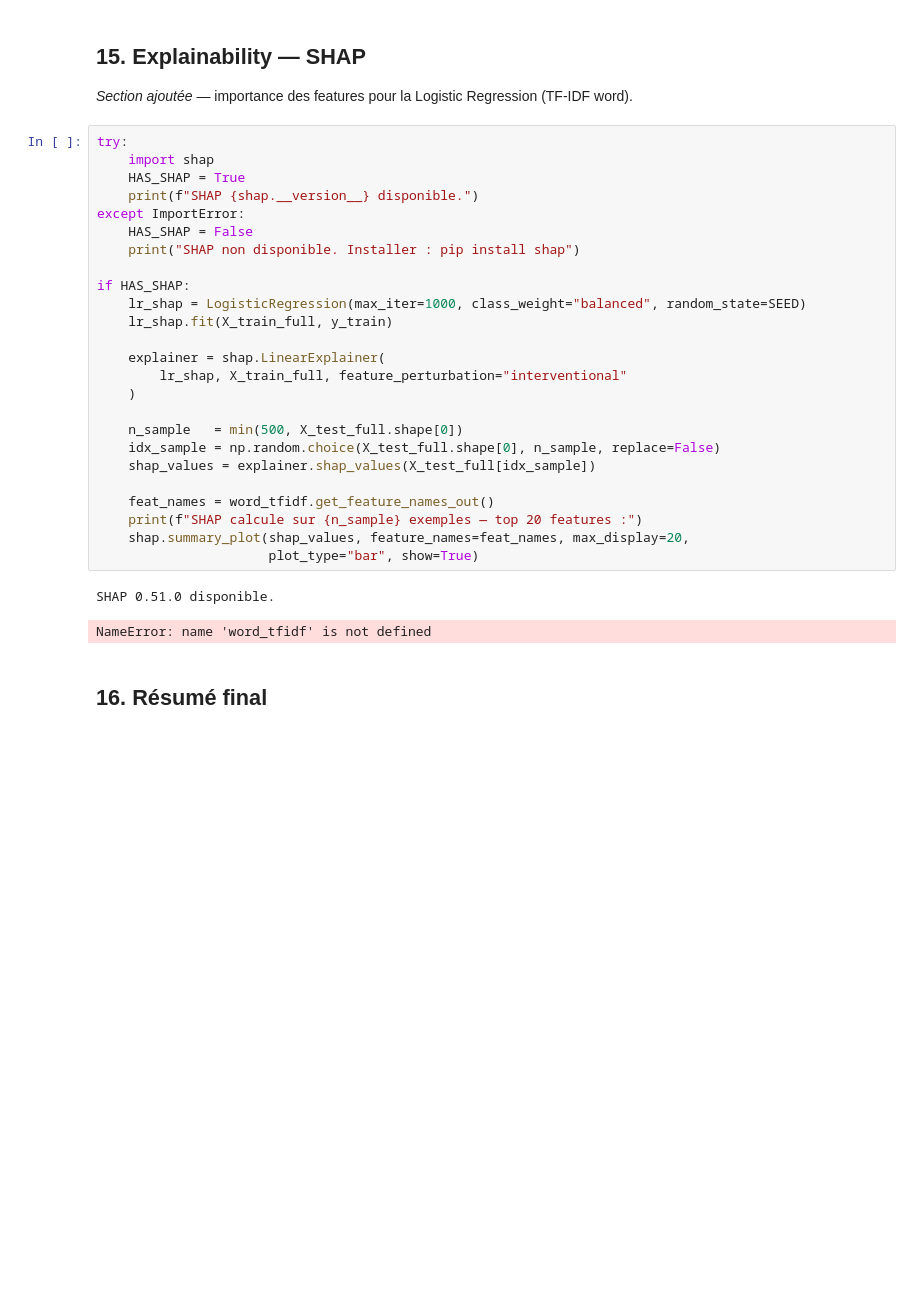
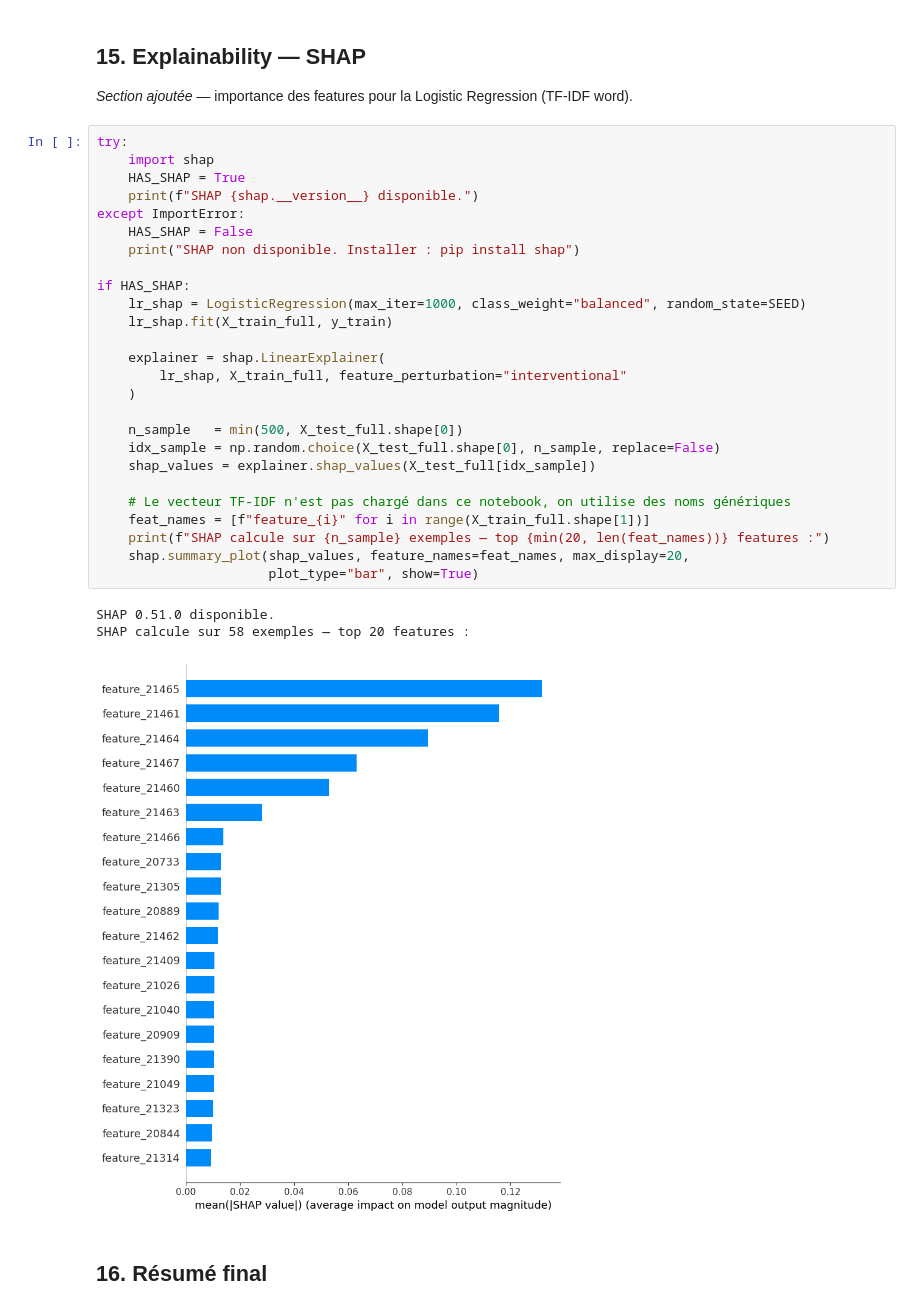
Before and after one commit to aminaelmansouri-oss/fake-news-app, a Jupyter notebook: notebook/Fake_news_net/kenzihamza_puch_TruthGuard_NB2_Modelisation (1).ipynb, the cells around one changed output. Cells and saved outputs as stored; diff of their text form; blank space fills up the shorter version.

```diff
--- a/notebook/Fake_news_net/kenzihamza_puch_TruthGuard_NB2_Modelisation (1).ipynb
+++ b/notebook/Fake_news_net/kenzihamza_puch_TruthGuard_NB2_Modelisation (1).ipynb
@@ -653,31 +653,33 @@ plt.tight_layout(); plt.show()
 # %%
 try:
     import shap
     HAS_SHAP = True
     print(f"SHAP {shap.__version__} disponible.")
 except ImportError:
     HAS_SHAP = False
     print("SHAP non disponible. Installer : pip install shap")
 
 if HAS_SHAP:
     lr_shap = LogisticRegression(max_iter=1000, class_weight="balanced", random_state=SEED)
     lr_shap.fit(X_train_full, y_train)
 
     explainer = shap.LinearExplainer(
         lr_shap, X_train_full, feature_perturbation="interventional"
     )
 
     n_sample   = min(500, X_test_full.shape[0])
     idx_sample = np.random.choice(X_test_full.shape[0], n_sample, replace=False)
     shap_values = explainer.shap_values(X_test_full[idx_sample])
 
-    feat_names = word_tfidf.get_feature_names_out()
-    print(f"SHAP calcule sur {n_sample} exemples — top 20 features :")
+    # Le vecteur TF-IDF n'est pas chargé dans ce notebook, on utilise des noms génériques
+    feat_names = [f"feature_{i}" for i in range(X_train_full.shape[1])]
+    print(f"SHAP calcule sur {n_sample} exemples — top {min(20, len(feat_names))} features :")
     shap.summary_plot(shap_values, feature_names=feat_names, max_display=20,
                       plot_type="bar", show=True)
 # %% [output]
 SHAP 0.51.0 disponible.
+SHAP calcule sur 58 exemples — top 20 features :
-NameError: name 'word_tfidf' is not defined
+[figure, added]
 # %% [markdown]
 ## 16. Résumé final
 # %%
```
Also changed, not shown: parts of 3 cells of this notebook, 4 other files.
